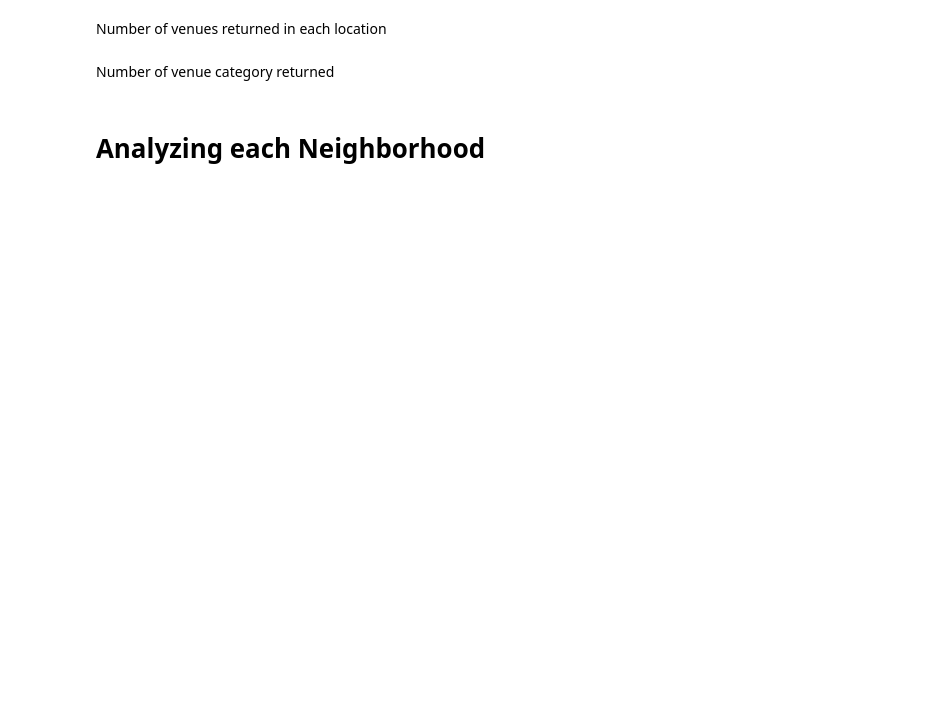
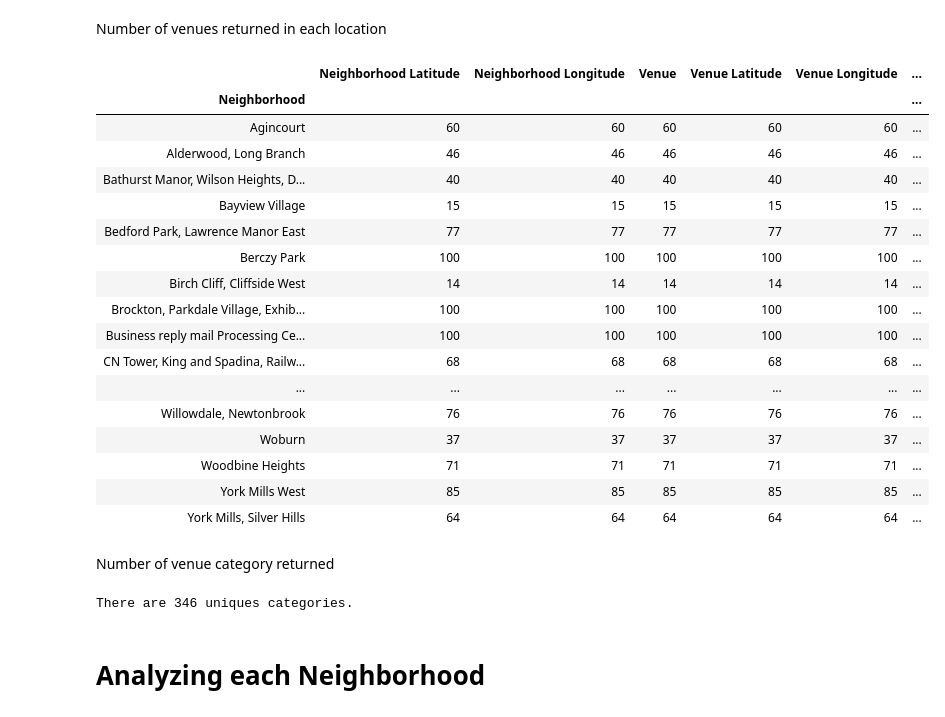
Before and after one commit to dhruvsjain/battle-of-the-neighborhoods, a Jupyter notebook: segmenting_Toronto.ipynb, the cells around one changed output. Saved outputs shown, nothing was run; the diff lists cells and outputs as text; code cells hidden in the pictures; blank space fills up the shorter version.

```diff
--- a/segmenting_Toronto.ipynb
+++ b/segmenting_Toronto.ipynb
@@ -52,6 +54,7 @@ for i in range(0, no_of_rows, 3):
     borough = tableContents[i+1]
     neighborhood_name = tableContents[i+2]
     neighborhood_name = neighborhood_name.replace(' /', ',')
+    neighborhood_name = neighborhood_name.replace('\n', ',')
     if borough != 'Not assigned':
         neighborhoods = neighborhoods.append({'Postal Code': postal_code,
                                               'Borough': borough,
@@ -238,7 +311,30 @@ print('There are {} neighborhoods in the dataframe.'.format(toronto_venues.group
+# %%
+toronto_venues.groupby('Neighborhood').count()
+# %% [output]
+|  | Neighborhood Latitude | Neighborhood Longitude | Venue | Venue Latitude | Venue Longitude | ... |
+| Neighborhood |  |  |  |  |  | ... |
+| Agincourt | 60 | 60 | 60 | 60 | 60 | ... |
+| Alderwood, Long Branch | 46 | 46 | 46 | 46 | 46 | ... |
+| Bathurst Manor, Wilson Heights, D... | 40 | 40 | 40 | 40 | 40 | ... |
+| Bayview Village | 15 | 15 | 15 | 15 | 15 | ... |
+| Bedford Park, Lawrence Manor East | 77 | 77 | 77 | 77 | 77 | ... |
+| Berczy Park | 100 | 100 | 100 | 100 | 100 | ... |
+| Birch Cliff, Cliffside West | 14 | 14 | 14 | 14 | 14 | ... |
+| Brockton, Parkdale Village, Exhib... | 100 | 100 | 100 | 100 | 100 | ... |
+| Business reply mail Processing Ce... | 100 | 100 | 100 | 100 | 100 | ... |
+| CN Tower, King and Spadina, Railw... | 68 | 68 | 68 | 68 | 68 | ... |
+| ... | ... | ... | ... | ... | ... | ... |
+| Willowdale, Newtonbrook | 76 | 76 | 76 | 76 | 76 | ... |
+| Woburn | 37 | 37 | 37 | 37 | 37 | ... |
+| Woodbine Heights | 71 | 71 | 71 | 71 | 71 | ... |
+| York Mills West | 85 | 85 | 85 | 85 | 85 | ... |
+| York Mills, Silver Hills | 64 | 64 | 64 | 64 | 64 | ... |
 # %% [markdown]
 Number of venue category returned
 # %%
 print('There are {} uniques categories.'.format(len(toronto_venues['Venue Category'].unique())))
+# %% [output]
+There are 346 uniques categories.
 # %% [markdown]
 # Analyzing each Neighborhood
 # %%
```
Also changed, not shown: parts of 29 cells of this notebook.
